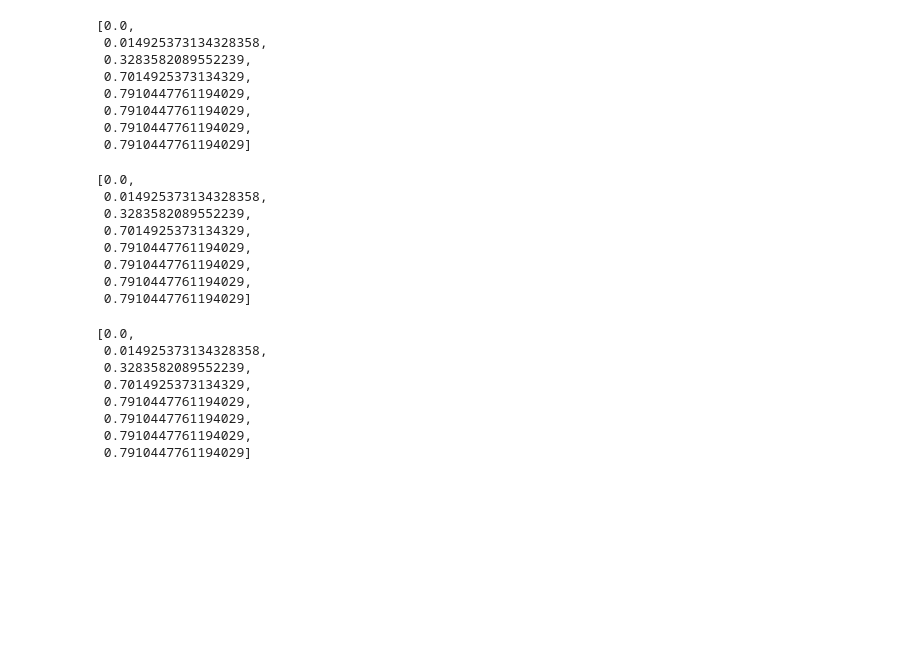
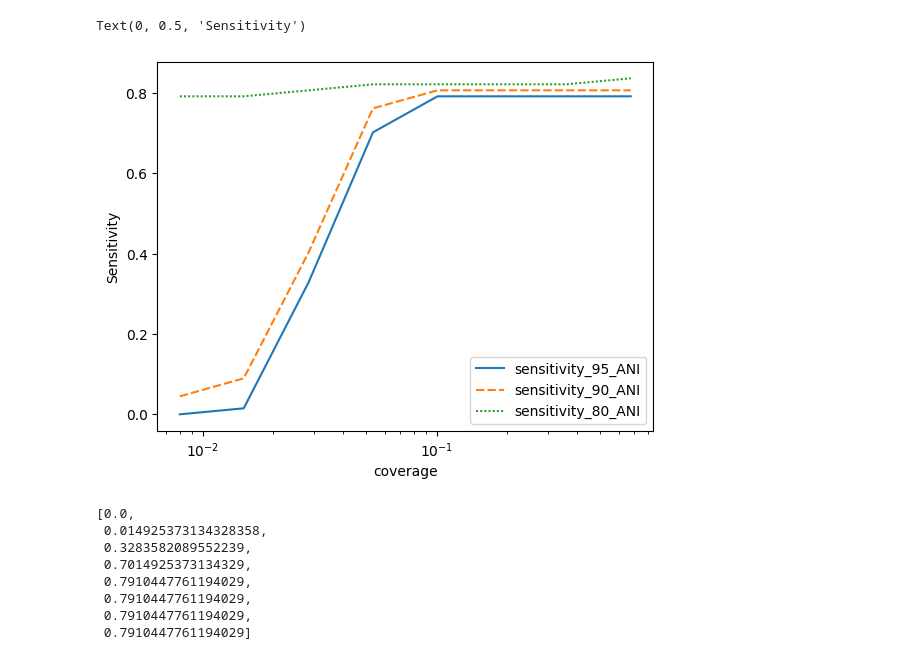
Before and after one commit to GZHoffie/tc-benchmark, a Jupyter notebook: benchmark/sensitivity_test/sylph_sensitivity_given_coverage.ipynb, the cells around one changed output. Saved outputs shown, nothing was run; the diff lists cells and outputs as text; code cells hidden in the pictures; blank space fills up the shorter version.

```diff
--- a/benchmark/sensitivity_test/sylph_sensitivity_given_coverage.ipynb
+++ b/benchmark/sensitivity_test/sylph_sensitivity_given_coverage.ipynb
@@ -132,25 +128,10 @@ c_20_results = sensitivity_95_list
-# %%
-original_results
-# %% [output]
-[0.0,
- 0.014925373134328358,
- 0.3283582089552239,
- 0.7014925373134329,
- 0.7910447761194029,
- 0.7910447761194029,
- 0.7910447761194029,
- 0.7910447761194029]
-# %%
-c_20_results
-# %% [output]
-[0.0,
- 0.014925373134328358,
- 0.3283582089552239,
- 0.7014925373134329,
- 0.7910447761194029,
- 0.7910447761194029,
- 0.7910447761194029,
- 0.7910447761194029]
+# %%
+seaborn.lineplot(data=res_df[["sensitivity_95_ANI", "sensitivity_90_ANI", "sensitivity_80_ANI", "coverage"]].set_index("coverage"))
+plt.xscale('log')
+plt.ylabel('Sensitivity')
+# %% [output]
+Text(0, 0.5, 'Sensitivity')
+[figure, added]
 # %%
 import copy
 
```
Also changed, not shown: parts of 11 cells of this notebook.
